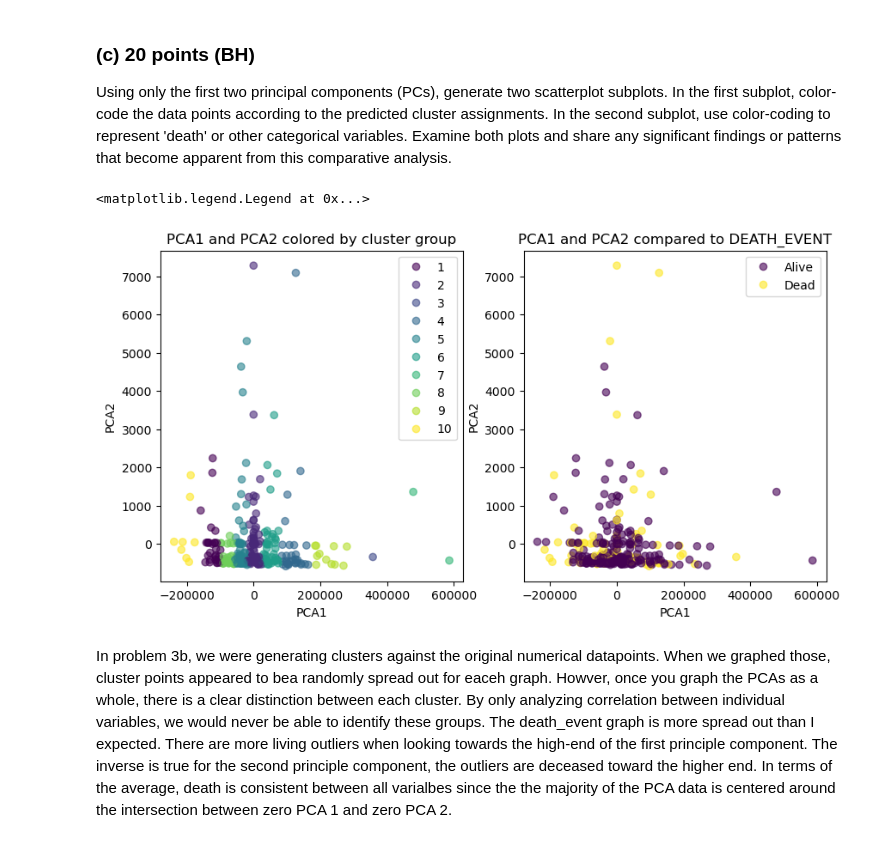
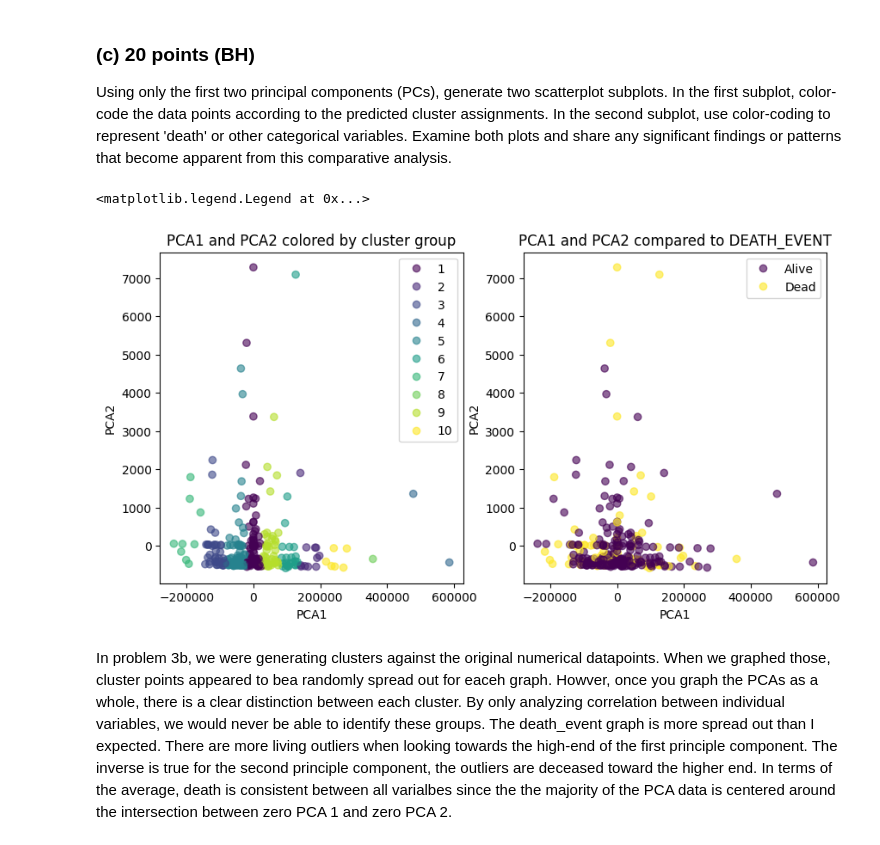
Before and after one commit to Ben-Heinze/CSCI-491-Data-Visualization, a Jupyter notebook: Assignment 3/3- Scatterplot, dimension reduction and clustering.ipynb, the cells around one changed output. Cells and saved outputs as stored; diff of their text form; code cells hidden in the pictures.

```diff
--- a/Assignment 3/3- Scatterplot, dimension reduction and clustering.ipynb
+++ b/Assignment 3/3- Scatterplot, dimension reduction and clustering.ipynb
@@ -226,3 +226,39 @@ Text(0.5, 1.0, 'Loadings of Original Features on PC1 and PC2')
 # %% [markdown]
 ### (c) 15 points (BH)
 Color-code the data points based on DEATH_EVENT or other categorical variables within the dataset. Evaluate whether dimension reduction has facilitated a clearer distinction between the various patient groups.
+# %%
+numericalTransformed = numericalPCA.fit_transform(numericalRescale)
+loadings = numericalPCA.components_
+
+# Alter plot size so that legend will not overlap with datapoints
+plt.figure(figsize=(9, 5))
+
+# Scatter plot with colors based on 'DEATH_EVENT'
+scatter_alive = plt.scatter(numericalTransformed[heart['DEATH_EVENT'] == 0, 0], numericalTransformed[heart['DEATH_EVENT'] == 0, 1], c='b', label='Alive')
+scatter_dead = plt.scatter(numericalTransformed[heart['DEATH_EVENT'] == 1, 0], numericalTransformed[heart['DEATH_EVENT'] == 1, 1], c='r', label='Dead')
+
+scalingFactor = 5.5
+
+columnTitles = numerical.columns.tolist()
+
+# Plot arrows and collect handles and labels
+arrow_handles = []
+arrow_labels = []
+for i in range(loadings.shape[1]):
+    arrowColor = plt.cm.tab10(i / loadings.shape[1])
+    arrow = plt.arrow(0, 0, scalingFactor*loadings[0, i], scalingFactor*loadings[1, i],  color=arrowColor, linewidth=2, head_width=.2, head_length=.2, label=columnTitles[i])
+    arrow_handles.append(arrow)
+    arrow_labels.append(columnTitles[i])
+
+plt.axis('equal')
+plt.xlabel("PCA1")
+plt.ylabel("PCA2")
+
+# Combine legends
+plt.legend(handles=[scatter_alive, scatter_dead] + arrow_handles,
+           labels=['Alive', 'Dead'] + arrow_labels,
+           loc='upper right',
+            )
+
+plt.title("Loadings of Features on PC1 and PC2 distringuished by DEATH_EVENT")
+plt.show()
@@ -304,32 +344,32 @@ Most of the clusters do not appear to have any correlation.The graph above is a
 ### (c) 20 points (BH)
 Using only the first two principal components (PCs), generate two scatterplot subplots. In the first subplot, color-code the data points according to the predicted cluster assignments. In the second subplot, use color-coding to represent 'death' or other categorical variables. Examine both plots and share any significant findings or patterns that become apparent from this comparative analysis.
 # %%
-heartPCA = PCA(n_components=2) # two Principle Components
-heart_transformed = heartPCA.fit_transform(heart)
+numericalPCA = PCA(n_components=2) # two Principle Components
+numerical_transformed = numericalPCA.fit_transform(numerical)
 kmeans = KMeans(n_clusters=10, init='k-means++') #kmeans requires knowing the number of clusters. In this case we wouldnt know there are 4 so we assume 3
 pred_cluster_labels = kmeans.fit_predict(originalNumData)
 
 fig, axes = plt.subplots(1,2, figsize =(10,5) )
 #left plot
-s1 = axes[0].scatter(heart_transformed[:,0], heart_transformed[:,1], c=pred_cluster_labels, alpha=.6)
+s1 = axes[0].scatter(numerical_transformed[:,0], numerical_transformed[:,1], c=pred_cluster_labels, alpha=.6)
 axes[0].set_xlabel("PCA1")
 axes[0].set_ylabel("PCA2")
 axes[0].set_title("PCA1 and PCA2 colored by cluster group")
 
 #right plot
-s2 = axes[1].scatter(heart_transformed[:,0], heart_transformed[:,1], c=heart['DEATH_EVENT'], alpha=.6)
+s2 = axes[1].scatter(numerical_transformed[:,0], numerical_transformed[:,1], c=heart['DEATH_EVENT'], alpha=.6)
 axes[1].set_xlabel("PCA1")
 axes[1].set_ylabel("PCA2")
 axes[1].set_title("PCA1 and PCA2 compared to DEATH_EVENT")
 
 #legends
 deathLabel = ['Alive', 'Dead']
 clusterLabel = [i for i in range(1,13)]
 axes[0].legend(handles=s1.legend_elements()[0], labels=clusterLabel, loc='upper right')
 axes[1].legend(handles=s2.legend_elements()[0], labels=deathLabel, loc='upper right')
 # %% [output]
 <matplotlib.legend.Legend at 0x...>
-[figure, old version]
+[figure, new version]
 # %% [markdown]
 In problem 3b, we were generating clusters against the original numerical datapoints. When we graphed those, cluster points appeared to bea randomly spread out for eaceh graph. Howver, once you graph the PCAs as a whole, there is a clear distinction between each cluster. By only analyzing correlation between individual variables, we would never be able to identify these groups. The death_event graph is more spread out than I expected. There are more living outliers when looking towards the high-end of the first principle component. The inverse is true for the second principle component, the outliers are deceased toward the higher end. In terms of the average, death is consistent between all varialbes since the the majority of the PCA data is centered around the intersection between zero PCA 1 and zero PCA 2.
 # %% [markdown]
```
Also changed, not shown: parts of 8 cells of this notebook.
